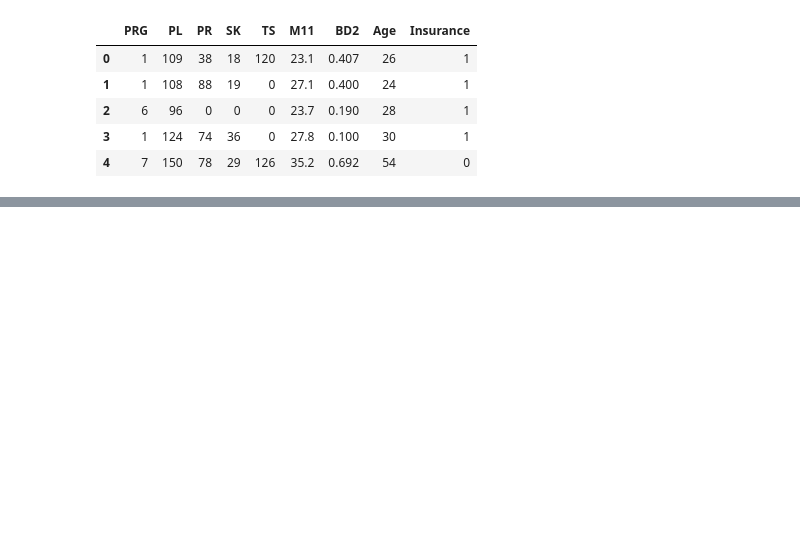
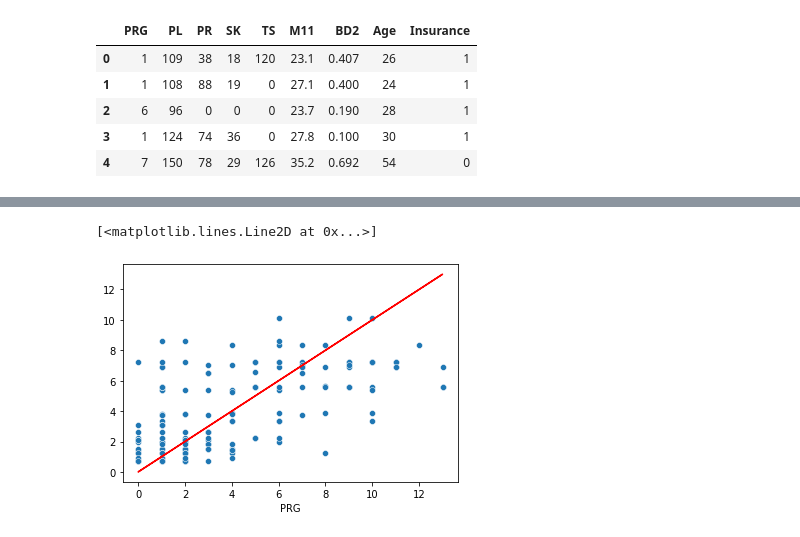
Before and after one commit to doctorf72/Naya_ML_RegressionProject, a Jupyter notebook: Regression_Project.ipynb, the cells around one changed output, grey strips where cells are left out. Saved outputs shown, nothing was run; the diff lists cells and outputs as text; code cells hidden in the pictures; blank space fills up the shorter version.

```diff
--- a/Regression_Project.ipynb
+++ b/Regression_Project.ipynb
@@ -639,0 +642,7 @@ RMSE = 2.57
+# %%
+#Visualize
+ax = sns.scatterplot(x=y, y=y_pred)
+ax.plot(y, y, 'r')
+# %% [output]
+[<matplotlib.lines.Line2D at 0x...>]
+[figure, added]
```
Also changed, not shown: parts of 8 cells of this notebook.
